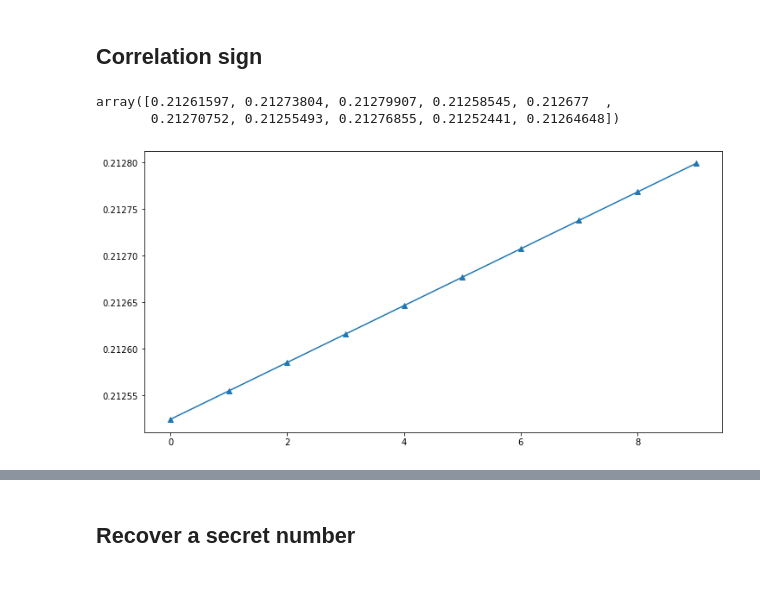
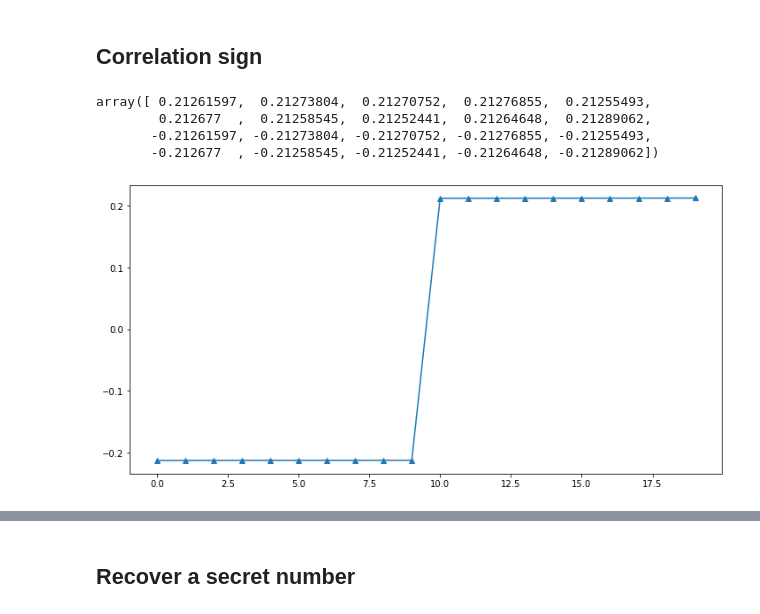
Before and after one commit to mu-triv/DPACv4, a Jupyter notebook: noise_hwp.ipynb, the cells around one changed output, grey strips where cells are left out. Cells and saved outputs as stored; diff of their text form; code cells hidden in the pictures; blank space fills up the shorter version.

```diff
--- a/noise_hwp.ipynb
+++ b/noise_hwp.ipynb
@@ -102,3 +101,4 @@ known_inputs = np.vectorize(int_to_float)(np.left_shift(np.arange(0, 2 << mantis
 secret_hw = np.vectorize(hamming_weight)(known_inputs * secret_number)
 # %%
-mantisa_corr = compute_corr_numbers(secret_hw, known_inputs, guess_numbers, processing_func=mantissa_processing_func)
+%%time
+mantisa_corr = compute_corr_numbers(secret_hw, known_inputs, guess_numbers)
@@ -126,13 +129,14 @@ dtype: float64
 # %% [markdown]
 ## Correlation exponent
 # %%
-known_inputs = np.vectorize(int_to_float)(np.left_shift(np.arange(0, 2 << 8), total_mantissa_nbits))
+known_inputs = build_input_values(component='exponent')
 secret_hw = np.vectorize(hamming_weight)(known_inputs * secret_number)
 # %%
-guess_numbers = build_guess_values(value_type='exponent', numbers=mantisa_corr.sort_values(ascending=False).index[:10], guess_range=guess_range)
+guess_numbers = build_guess_values(component='exponent', numbers=mantisa_corr.sort_values(ascending=False).index[:10], guess_range=guess_range)
 pd.Series(guess_numbers).sort_values().reset_index(drop=True).plot(figsize=(12,6), marker='.')
 # %% [output]
 <matplotlib.axes._subplots.AxesSubplot at 0x...>
 [figure]
 # %%
-mantisa_exp_corr = compute_corr_numbers(secret_hw, known_inputs, guess_numbers, processing_func=None)
+%%time
+mantisa_exp_corr = compute_corr_numbers(secret_hw, known_inputs, guess_numbers)
@@ -160,11 +167,13 @@ dtype: float64
 # %% [markdown]
 ## Correlation sign
 # %%
-guess_numbers = build_guess_values(value_type='sign', numbers=mantisa_exp_corr.sort_values(ascending=False).index[:10], guess_range=guess_range)
+guess_numbers = build_guess_values(component='sign', numbers=mantisa_exp_corr.sort_values(ascending=False).index[:10], guess_range=guess_range)
 pd.Series(guess_numbers).sort_values().reset_index(drop=True).plot(figsize=(12,6), marker='^')
 guess_numbers
 # %% [output]
-array([0.21261597, 0.21273804, 0.21279907, 0.21258545, 0.212677  ,
-       0.21270752, 0.21255493, 0.21276855, 0.21252441, 0.21264648])
+array([ 0.21261597,  0.21273804,  0.21270752,  0.21276855,  0.21255493,
+        0.212677  ,  0.21258545,  0.21252441,  0.21264648,  0.21289062,
+       -0.21261597, -0.21273804, -0.21270752, -0.21276855, -0.21255493,
+       -0.212677  , -0.21258545, -0.21252441, -0.21264648, -0.21289062])
-[figure, old version]
+[figure, new version]
 # %%
```
Also changed, not shown: parts of 29 cells of this notebook, 1 other file.
